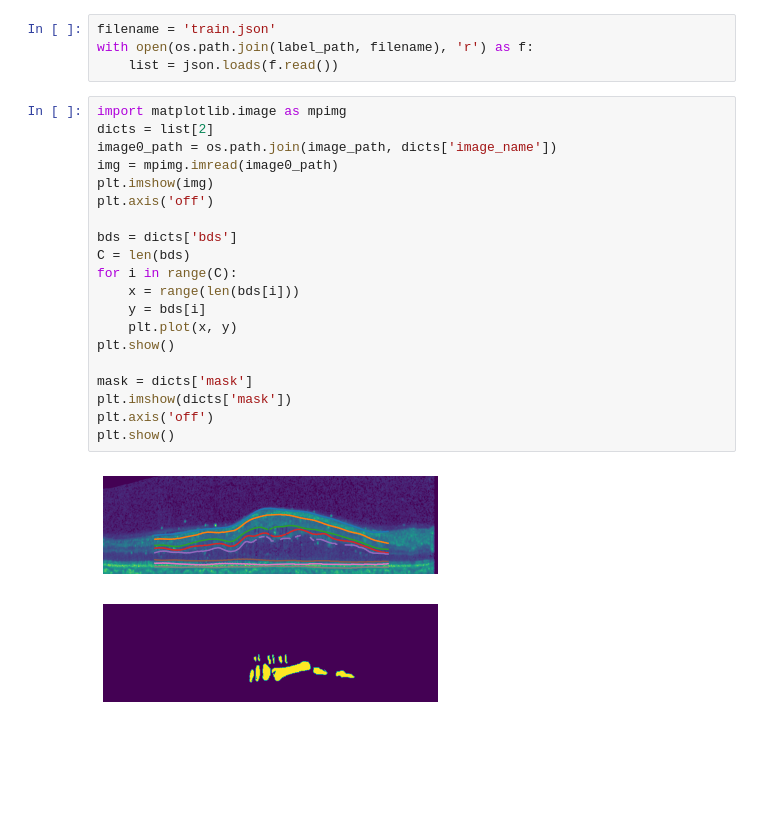
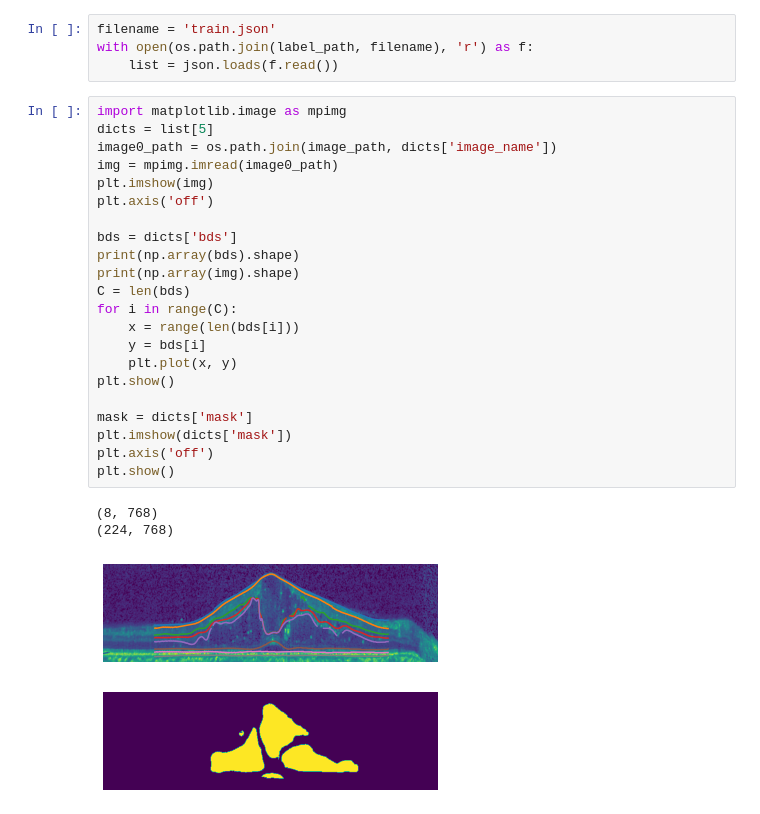
Before and after one commit to chentong1023/FC_OCT, a Jupyter notebook: data_process/dme_visual.ipynb, the cells around one changed output. Saved outputs shown, nothing was run; the diff lists cells and outputs as text; blank space fills up the shorter version.

```diff
--- a/data_process/dme_visual.ipynb
+++ b/data_process/dme_visual.ipynb
@@ -14,24 +14,28 @@ with open(os.path.join(label_path, filename), 'r') as f:
     list = json.loads(f.read())
 # %%
 import matplotlib.image as mpimg
-dicts = list[2]
+dicts = list[5]
 image0_path = os.path.join(image_path, dicts['image_name'])
 img = mpimg.imread(image0_path)
 plt.imshow(img)
 plt.axis('off')
 
 bds = dicts['bds']
+print(np.array(bds).shape)
+print(np.array(img).shape)
 C = len(bds)
 for i in range(C):
     x = range(len(bds[i]))
     y = bds[i]
     plt.plot(x, y)
 plt.show()
 
 mask = dicts['mask']
 plt.imshow(dicts['mask'])
 plt.axis('off')
 plt.show()
 # %% [output]
+(8, 768)
+(224, 768)
-[figure, old version]
+[figure, new version]
-[figure, old version]
+[figure, new version]
```
Also changed, not shown: 19 other files.
